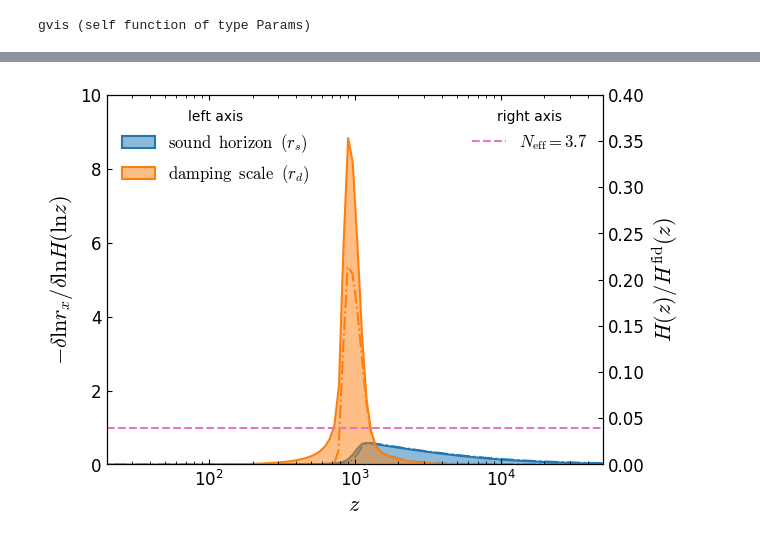
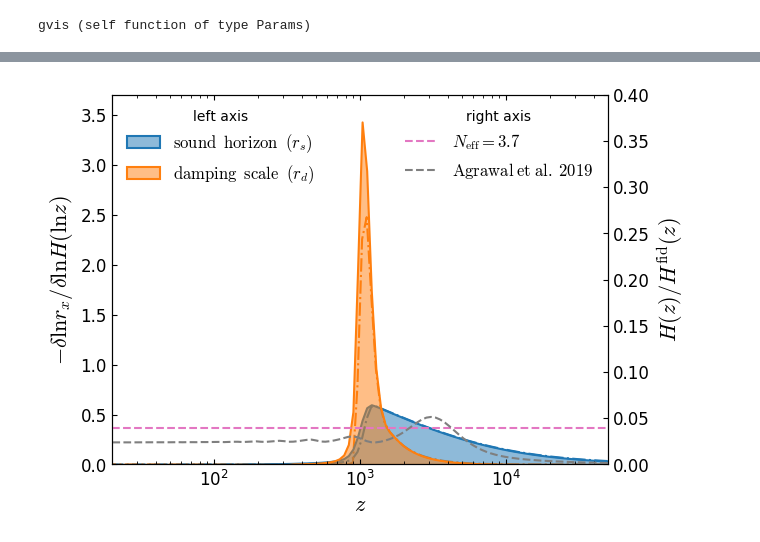
Before and after one commit to marius311/hubblehunters, a Jupyter notebook: rs_rd_figure.ipynb, the cells around one changed output, grey strips where cells are left out. Cells and saved outputs as stored; diff of their text form; code cells hidden in the pictures.

Commit message:
plot updates

```diff
--- a/rs_rd_figure.ipynb
+++ b/rs_rd_figure.ipynb
@@ -6,3 +17,3 @@ using JLD2
 # %%
-p = new_params(H0=67., ωb=0.0225, ωc=0.12, mν=0.06eV, Nν_massive=1., Nν_massless=2.046, reltol=1e-3);
+p = new_params(H0=67., ωb=0.0225, ωc=0.12, mν=0.06eV, Nν_massive=1., Nν_massless=2.046, reltol=1e-4);
 # %% [output]
@@ -67,28 +94,35 @@ to_rgba = plt.matplotlib.colors.to_rgba;
+# %%
+using Interpolations
+Hz_ϕ4 = LinearInterpolation(eachcol(readdlm("Phi4_TEfull_BAOhlz_Lens_H0_Pant_bf_background.dat",comments=true)[end:-1:1,[1,4]])...);
 # %%
 fill_between(z, 0, -z .* drs, edgecolor="C0", facecolor=to_rgba("C0",0.5), label=raw"${\rm sound\;\;horizon} \;\;(r_s)$")
 semilogx(z, -z .* drs′, c="C0", ls="-.", zorder=-100)
 
 fill_between(z, 0, -z .* drd, edgecolor="C1", facecolor=to_rgba("C1",0.5), label=raw"${\rm damping\;\;scale} \;\;(r_d)$")
 semilogx(z, -z .* drd′, c="C1", ls="-.", zorder=-100)
 
 legend(title="left axis", loc="upper left")
 
-ylim(0,10)
+ylim(0,3.7)
 xlim(2e1,5e4)
 xlabel(raw"$z$")
 ylabel(raw"$-\delta \ln r_x / \delta \ln H(\ln z)$")
 
 twinx()
 
 
 
 plot(xlim(), fill(0.04,2), "C6--", label=raw"$N_{\rm eff}=3.7$")
+plot(z, Hz_ϕ4.(z) ./ (Hubble.(p,z)*Mpc) .- 1, "C7--", label=raw"$\rm Agrawal\; et\; al.\; 2019$")
+
 legend(title="right axis", loc="upper right")
 
+# xscale("linear")
+# xlim(50,20000)
 
 ylim(0,0.4)
 ylabel(raw"$H(z) / H^{\rm fid}(z)$")
 
 savefig("paper/Figures/rs_rd.pdf", bbox_inches="tight")
 # %% [output]
-[figure, old version]
+[figure, new version]
```
Also changed, not shown: parts of 18 cells of this notebook, 2 other files.
